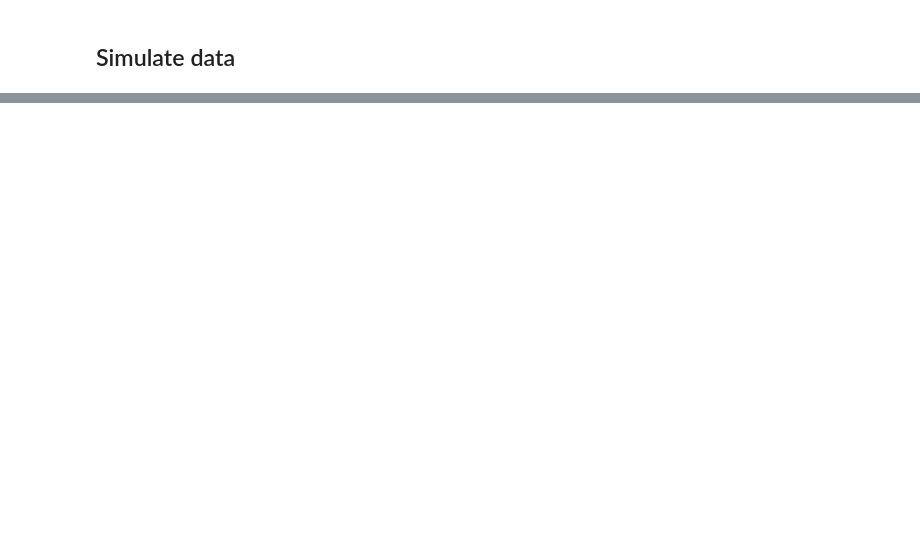
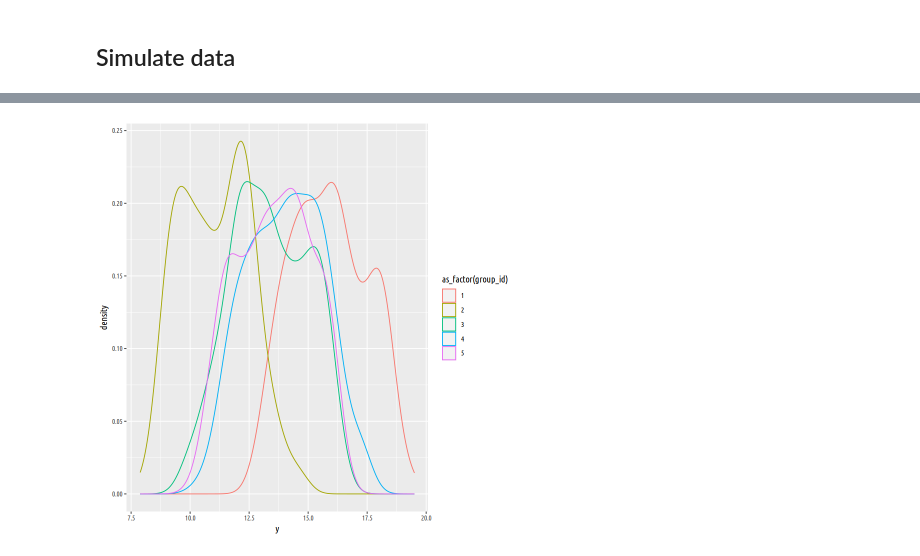
Before and after one commit to cjc77/bayesian-analysis-projects, a Jupyter notebook: notebooks_pooling_explore/sim_group_data.ipynb, the cells around one changed output, grey strips where cells are left out. Drawn from its saved outputs; the diff is of its cells as text; code cells hidden in the pictures; blank space fills up the shorter version.

```diff
--- a/notebooks_pooling_explore/sim_group_data.ipynb
+++ b/notebooks_pooling_explore/sim_group_data.ipynb
@@ -59,4 +61,6 @@ set.seed(data_seed)
 # %%
+x_values <- seq(min_x, max_x, length.out = N_per_group)
+
 data_df <- tibble(
         group_id = 1:N_groups,
         group_effect = rnorm(N_groups, 0, sigma_group)
@@ -64,7 +68,7 @@ data_df <- tibble(
     inner_join(
         tibble(
             group_id = rep(1:N_groups, each=N_per_group),
-            x = runif(N_obs, min = min_x, max = max_x),
+            x = rep(x_values, N_groups),
             indiv_effect = rnorm(N_obs, mean = 0, sd = sigma_individual),
             indiv_id = 1:N_obs
         ),
@@ -85,0 +90,8 @@ data_df %>% pull(y) %>% quantile()
+# %%
+data_df %>%
+    ggplot() +
+    # geom_density(aes(x = y))
+    # geom_point(aes(x = x, y = y, color = as_factor(group_id)))
+    geom_density(aes(x = y, group = as_factor(group_id), color = as_factor(group_id)))
+# %% [output]
+[figure, added]
```
Also changed, not shown: parts of 4 cells of this notebook, 4 other files.
